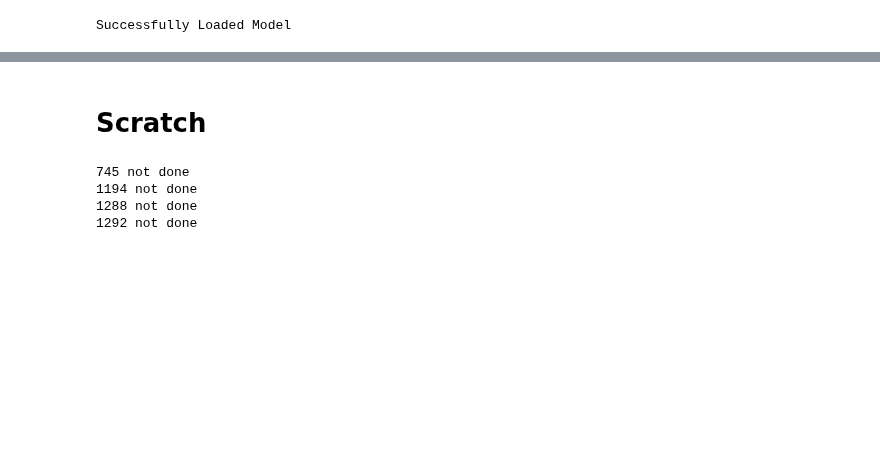
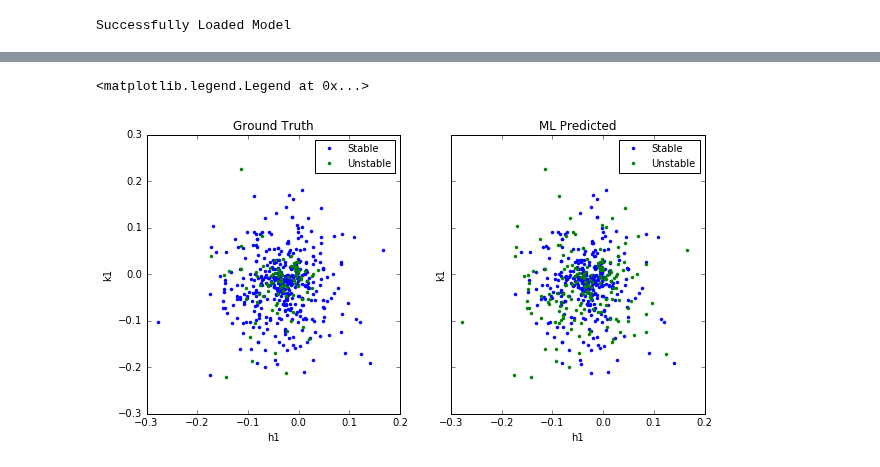
Before and after one commit to afcarl/stability_predict, a Jupyter notebook: BuildModel_AnalyzeSystem.ipynb, the cells around one changed output, grey strips where cells are left out. Cells and saved outputs as stored; diff of their text form; code cells hidden in the pictures; blank space fills up the shorter version.

```diff
--- a/BuildModel_AnalyzeSystem.ipynb
+++ b/BuildModel_AnalyzeSystem.ipynb
@@ -128,9 +123,8 @@ features += ['avg_ecross3', 'std_ecross3', 'max_ecross3', 'min_ecross3']
 # %%
 #Load/Build model
-path_to_csv = "models/csv/"
-model_dump = "models/"
-model_basename = "ApplicationsModel"
+model_SIfeatures_csv = "models/csv/short_integration_features.csv"
+model_path_name = "models/ApplicationsModel"    #.pkl is the extension automatically added
 
-model = build_model(path_to_csv, model_dump+model_basename, features)
+model = build_model(model_SIfeatures_csv, model_path_name, features)
 # %% [output]
 Successfully Loaded Model
@@ -503,13 +174,50 @@ ax3.set_title("Planet 3")
-# %% [markdown]
-# Scratch
-# %%
-#check all sims finished are there...
-array = zip(Nbody["id"].values,Nbody["shadow"].values)
-for i in np.arange(250,1450):
-    if ((i,0) not in array) or ((i,1) not in array):
-        print "%d not done"%i
-# %% [output]
-745 not done
-1194 not done
-1288 not done
-1292 not done
+# %%
+#Systems: KOI-0085, KOI-0115, KOI-152, KOI-0156, KOI-0168, KOI-0250, KOI-0314, KOI-1576, KOI-2086, Kepler-431
+system = "KOI-0085"
+
+#plotting variables
+x = "h1"
+y = "k1"
+shadow = 0   #0 or 1
+prob_thresh = 0.5
+
+#data
+columns = ["name","id","shadow","maxorbs","P1","time","dE","elapsed_time"]
+Nbody = pd.read_csv("systems/%s_Nbodyresults.csv"%system,names=columns)
+preds = pd.read_csv("systems/%s_preds.csv"%system,index_col=0)
+data = pd.read_csv("systems/%s_data.csv"%system,index_col=0)
+try:
+    data["e1"] = np.sqrt(data["h1"]**2 + data["k1"]**2)
+    data["e2"] = np.sqrt(data["h2"]**2 + data["k2"]**2)
+    data["e3"] = np.sqrt(data["h3"]**2 + data["k3"]**2)
+except:
+    print "can't find h and k entries, calculating."
+    data["h1"], data["k1"] = data["e1"]*np.sin(data["w1"]), data["e1"]*np.cos(data["w1"])
+    data["h2"], data["k2"] = data["e2"]*np.sin(data["w2"]), data["e2"]*np.cos(data["w2"])
+    data["h3"], data["k3"] = data["e3"]*np.sin(data["w3"]), data["e3"]*np.cos(data["w3"])
+
+#stable/unstable masks
+stablemask = (Nbody.shadow == shadow)&(Nbody.time >= Nbody.P1*Nbody.maxorbs-1) #-1 for near-exact quantities
+unstablemask = (Nbody.shadow == shadow)&(Nbody.time < Nbody.P1*Nbody.maxorbs)
+pstablemask = preds["%s_predict_proba"%os.path.basename(model_path_name)] >= prob_thresh
+punstablemask = preds["%s_predict_proba"%os.path.basename(model_path_name)] < prob_thresh
+
+#plot
+f, (ax1,ax2) = plt.subplots(1,2, figsize=[10, 5], sharex=True, sharey=True)
+ax1.plot(data.loc[Nbody[stablemask].id.values, x],data.loc[Nbody[stablemask].id.values, y], '.', label='Stable')
+ax1.plot(data.loc[Nbody[unstablemask].id.values, x],data.loc[Nbody[unstablemask].id.values, y], '.', label='Unstable')
+ax2.plot(data.loc[pstablemask, x],data.loc[pstablemask, y], '.', label='Stable')
+ax2.plot(data.loc[punstablemask, x],data.loc[punstablemask, y], '.', label='Unstable')
+
+#prettify
+ax1.set_title("Ground Truth")
+ax1.set_xlabel(x)
+ax1.set_ylabel(y)
+ax1.legend(numpoints=1, fontsize=10)
+ax2.set_title("ML Predicted")
+ax2.set_xlabel(x)
+ax2.set_ylabel(y)
+ax2.legend(numpoints=1, fontsize=10)
+# %% [output]
+<matplotlib.legend.Legend at 0x...>
+[figure, added]
```
Also changed, not shown: parts of 33 cells of this notebook, 1 other file.
